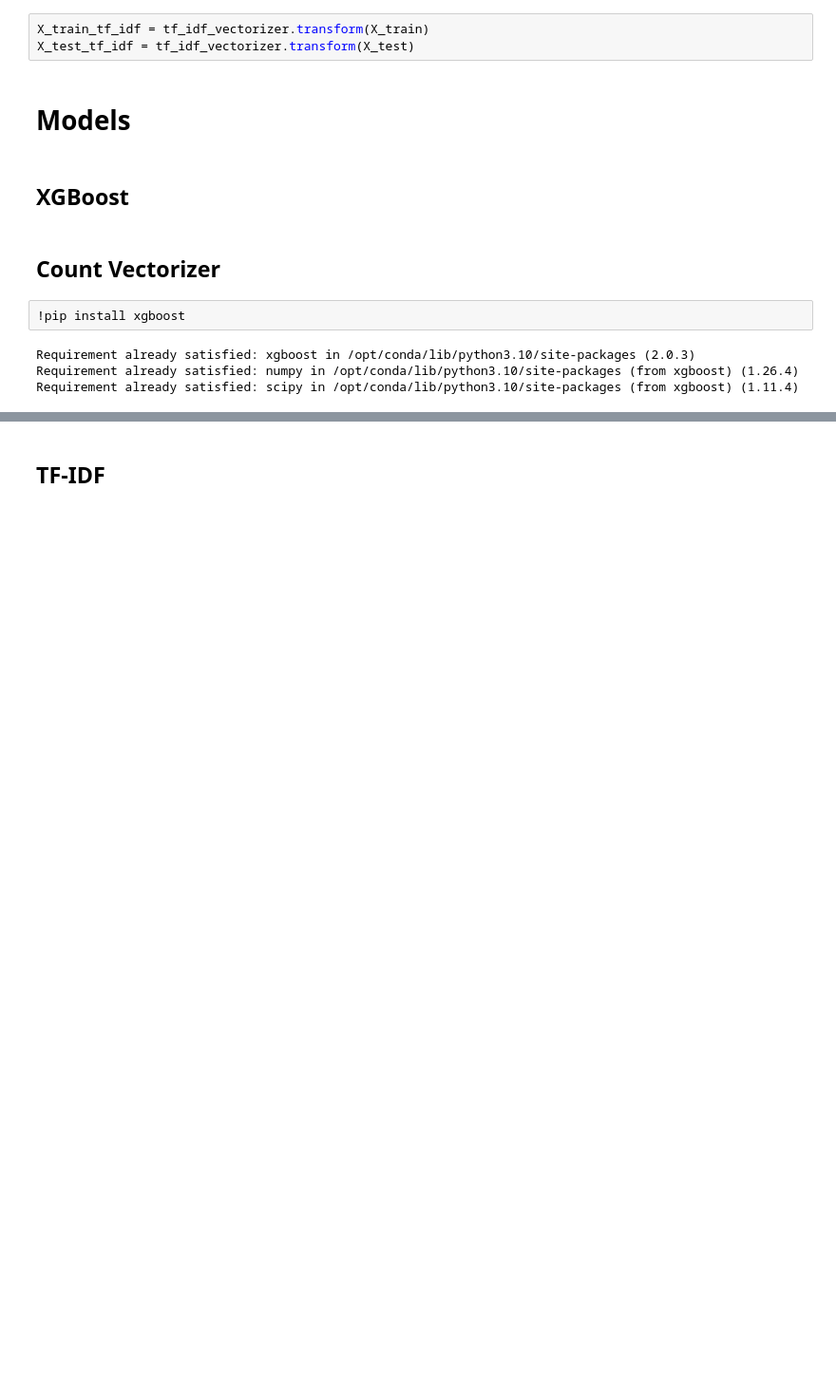
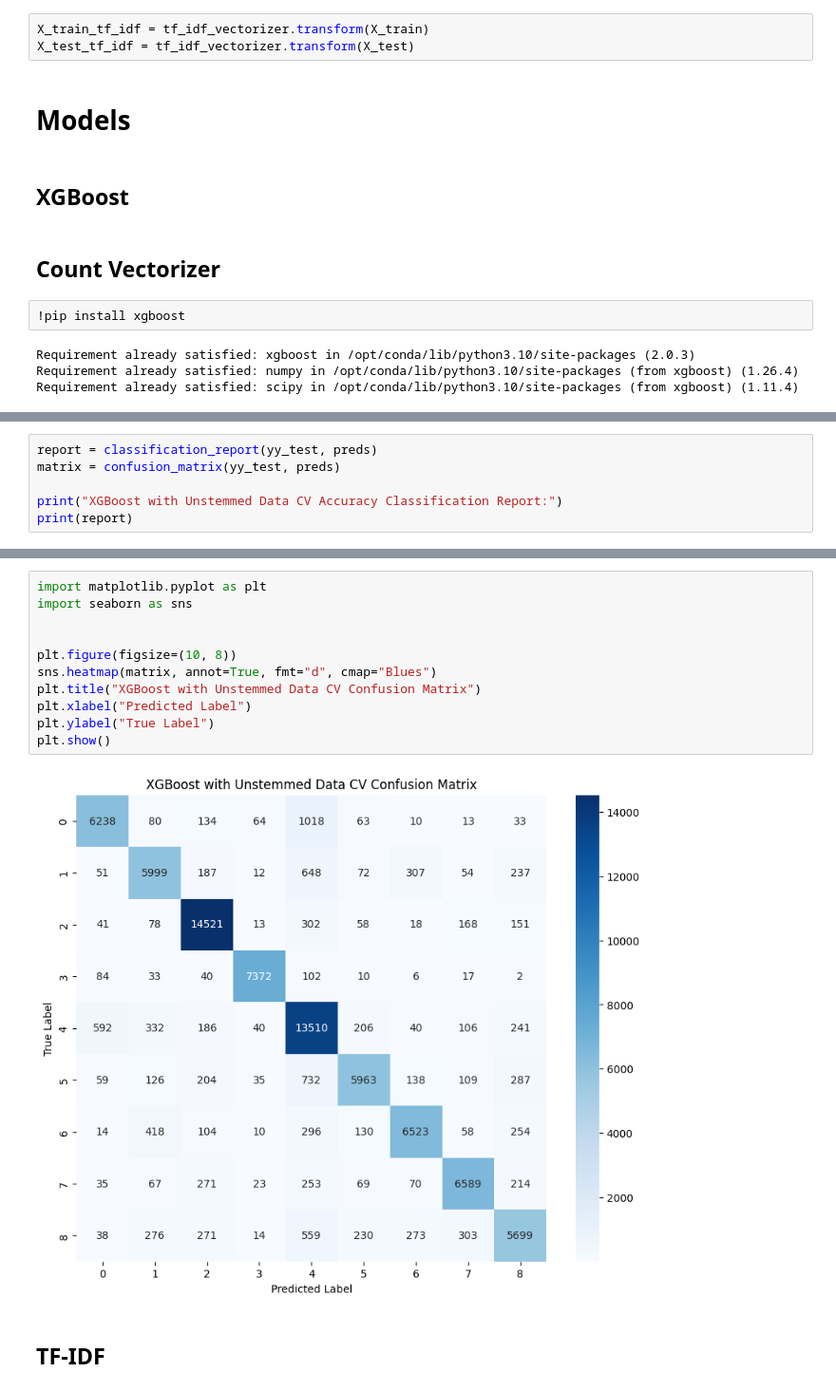
Before and after one commit to byrayhana/TurkceHaberSiniflandirma, a Jupyter notebook: Models.ipynb, the cells around one changed output, grey strips where cells are left out. Shown: that part at 95% size. Saved outputs shown, nothing was run; the diff lists cells and outputs as text; blank space fills up the shorter version.

```diff
--- a/Models.ipynb
+++ b/Models.ipynb
@@ -240,0 +289,6 @@ plt.show()
+# %%
+report = classification_report(yy_test, preds)
+matrix = confusion_matrix(yy_test, preds)
+
+print("XGBoost with Unstemmed Data CV Accuracy Classification Report:")
+print(report)
@@ -241,3 +312,16 @@ plt.show()
+# %%
+import matplotlib.pyplot as plt
+import seaborn as sns
+
+
+plt.figure(figsize=(10, 8))
+sns.heatmap(matrix, annot=True, fmt="d", cmap="Blues")
+plt.title("XGBoost with Unstemmed Data CV Confusion Matrix")
+plt.xlabel("Predicted Label")
+plt.ylabel("True Label")
+plt.show()
+# %% [output]
+[figure, added]
 # %% [markdown]
 ## TF-IDF
 # %%
```
Also changed, not shown: parts of 45 cells of this notebook.
